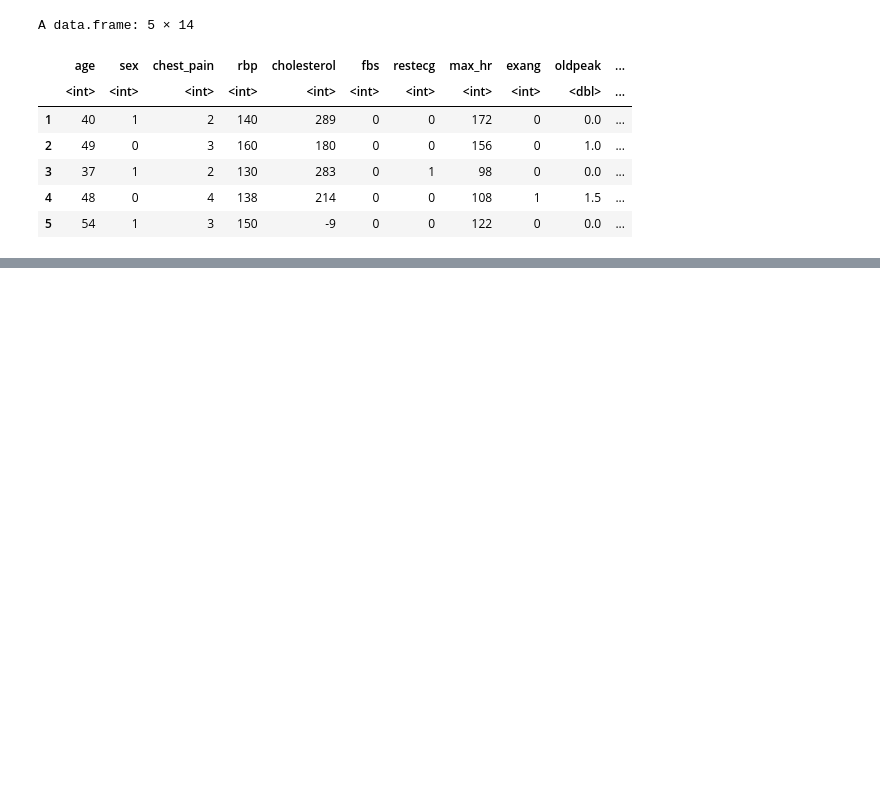
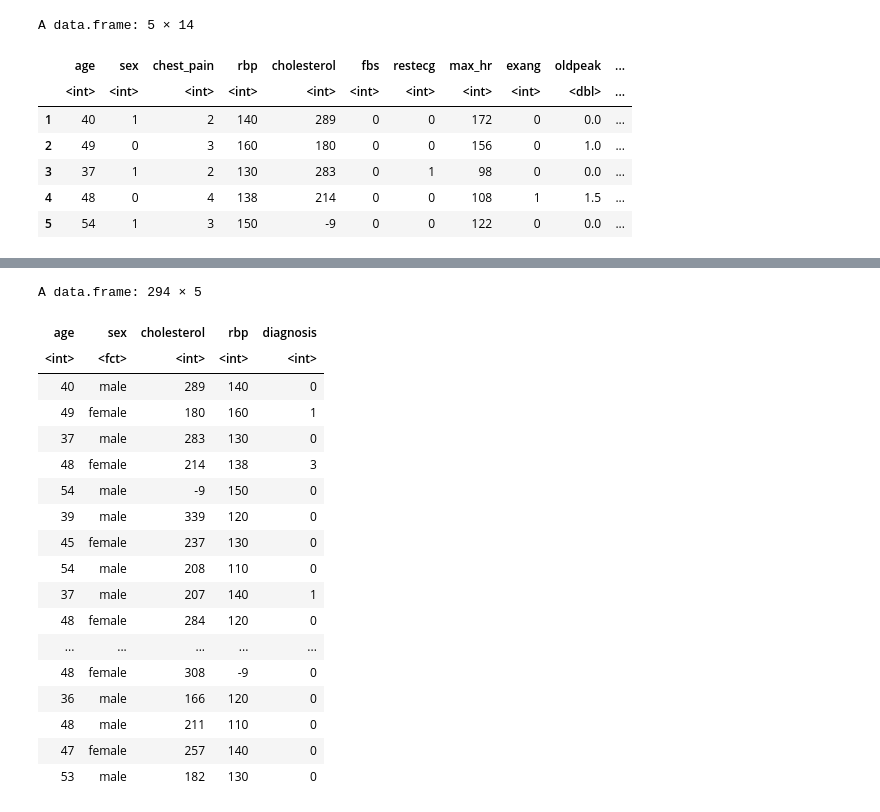
Before and after one commit to denali-gordon/Heart-Disease---Group-Project-DSCI, a Jupyter notebook: heartdiseasecode.ipynb, the cells around one changed output, grey strips where cells are left out. Cells and saved outputs as stored; diff of their text form; code cells hidden in the pictures; blank space fills up the shorter version.

```diff
--- a/heartdiseasecode.ipynb
+++ b/heartdiseasecode.ipynb
@@ -111,0 +135,25 @@ A data.frame: 5 × 14
+# %%
+heart_disease_new2 <- heart_disease_new|>
+mutate(sex = as_factor(sex))|>
+mutate(sex = fct_recode(sex, "female" = "0", "male" = "1"))
+heart_disease_new2
+# %% [output]
+A data.frame: 294 × 5
+| age | sex | cholesterol | rbp | diagnosis |
+| <int> | <fct> | <int> | <int> | <int> |
+| 40 | male | 289 | 140 | 0 |
+| 49 | female | 180 | 160 | 1 |
+| 37 | male | 283 | 130 | 0 |
+| 48 | female | 214 | 138 | 3 |
+| 54 | male | -9 | 150 | 0 |
+| 39 | male | 339 | 120 | 0 |
+| 45 | female | 237 | 130 | 0 |
+| 54 | male | 208 | 110 | 0 |
+| 37 | male | 207 | 140 | 1 |
+| 48 | female | 284 | 120 | 0 |
+| ... | ... | ... | ... | ... |
+| 48 | female | 308 | -9 | 0 |
+| 36 | male | 166 | 120 | 0 |
+| 48 | male | 211 | 110 | 0 |
+| 47 | female | 257 | 140 | 0 |
+| 53 | male | 182 | 130 | 0 |
```
Also changed, not shown: parts of 2 cells of this notebook.
